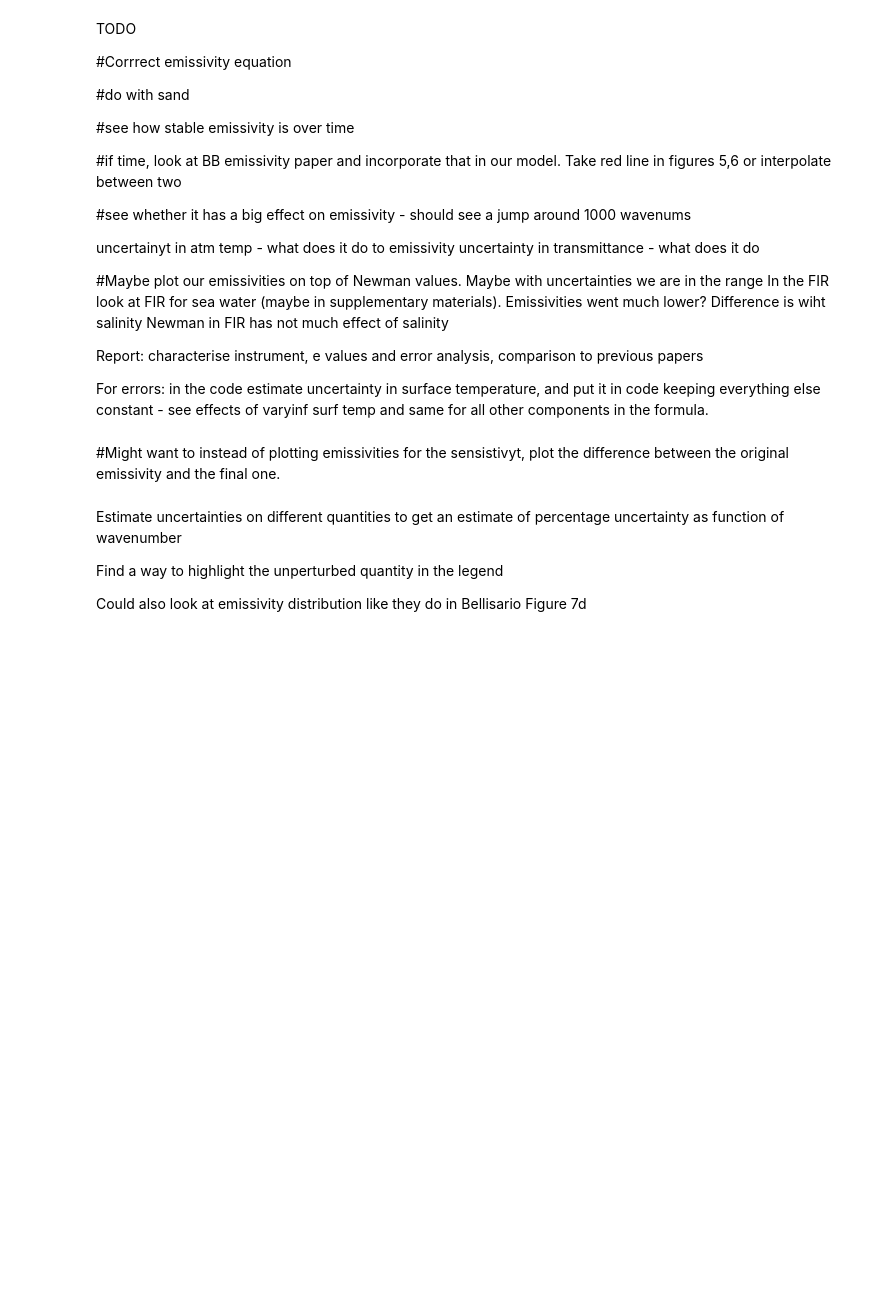
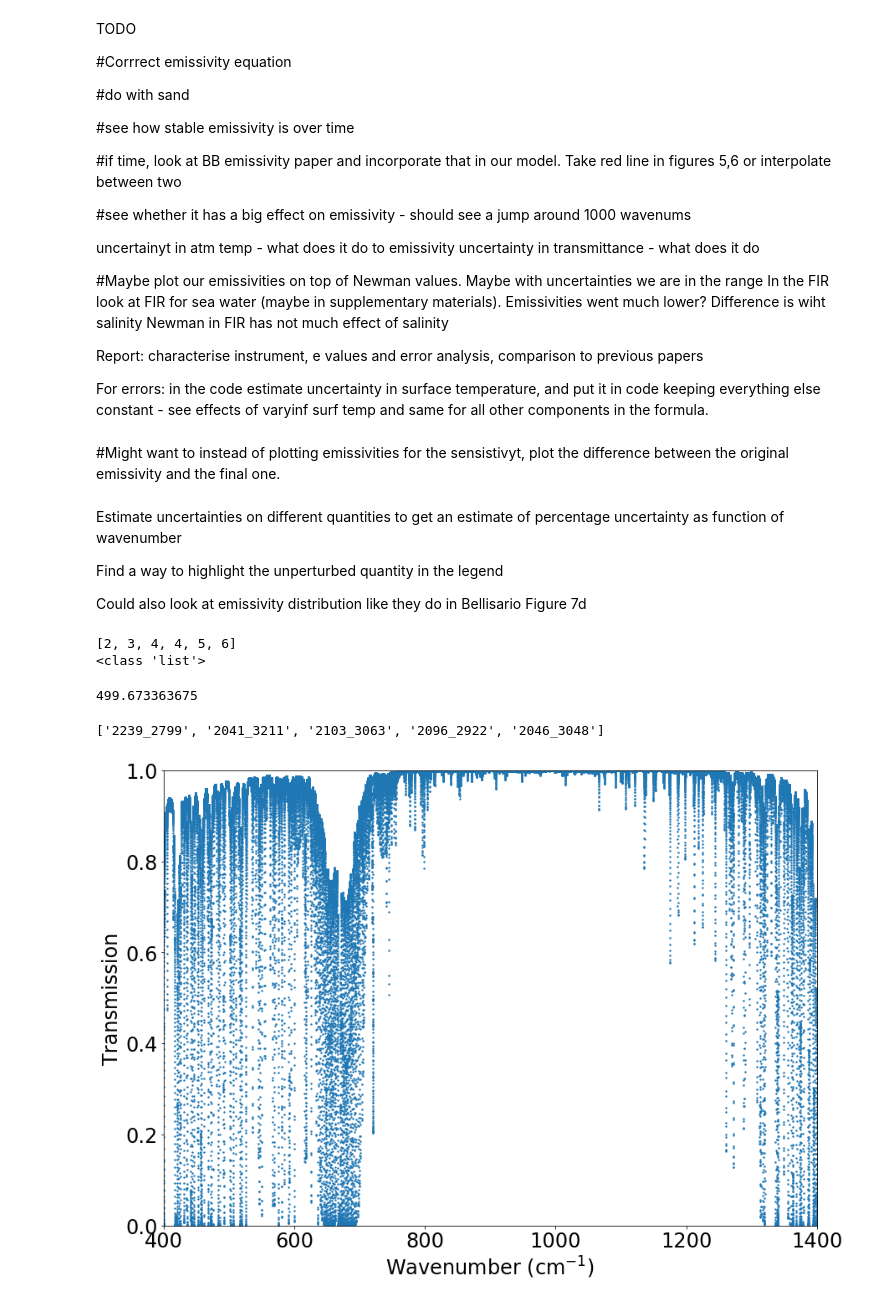
Before and after one commit to micolbedarida/MSci_Project, a Jupyter notebook: sand_test_1503.ipynb, the cells around one changed output. Drawn from its saved outputs; the diff is of its cells as text; code cells hidden in the pictures; blank space fills up the shorter version.

```diff
--- a/sand_test_1503.ipynb
+++ b/sand_test_1503.ipynb
@@ -369,3 +397,42 @@ Estimate uncertainties on different quantities to get an estimate of percentage
 Find a way to highlight the unperturbed quantity in the legend
 
 Could also look at emissivity distribution like they do in Bellisario Figure 7d
+# %%
+a = [2,3,4]
+b=[4,5,6]
+print(a+b)
+print(type(a))
+# %% [output]
+[2, 3, 4, 4, 5, 6]
+<class 'list'>
+# %%
+print(feldman_data0[24])
+# %% [output]
+499.673363675
+# %%
+print(transmission_filenames)
+# %% [output]
+['2239_2799', '2041_3211', '2103_3063', '2096_2922', '2046_3048']
+# %%
+tau_wn= []
+taus_rtm = []
+trans_file = np.loadtxt(file_path_tau + '/' + '2041_3211' +'.txt')
+for i in np.arange(trans_file.shape[0]):
+    tau_wn.append(trans_file[i][0])
+    taus_rtm.append(trans_file[i][1])
+# %%
+fig = plt.figure(figsize=(14,10))
+
+plt.ylabel('Transmission', fontsize=24)
+plt.xlabel('Wavenumber (cm$^{-1}$)', fontsize=24)
+plt.scatter(tau_wn, taus_rtm, s=2)
+plt.tick_params(labelsize=24, labelcolor='black')
+plt.xlim((400, 1400))
+plt.ylim((0,1))
+
+fig.savefig('Graphs/2041_3211.png', dpi=600)
+
+
+plt.show()
+# %% [output]
+[figure, added]
```
Also changed, not shown: parts of 7 cells of this notebook, 1 other file.
